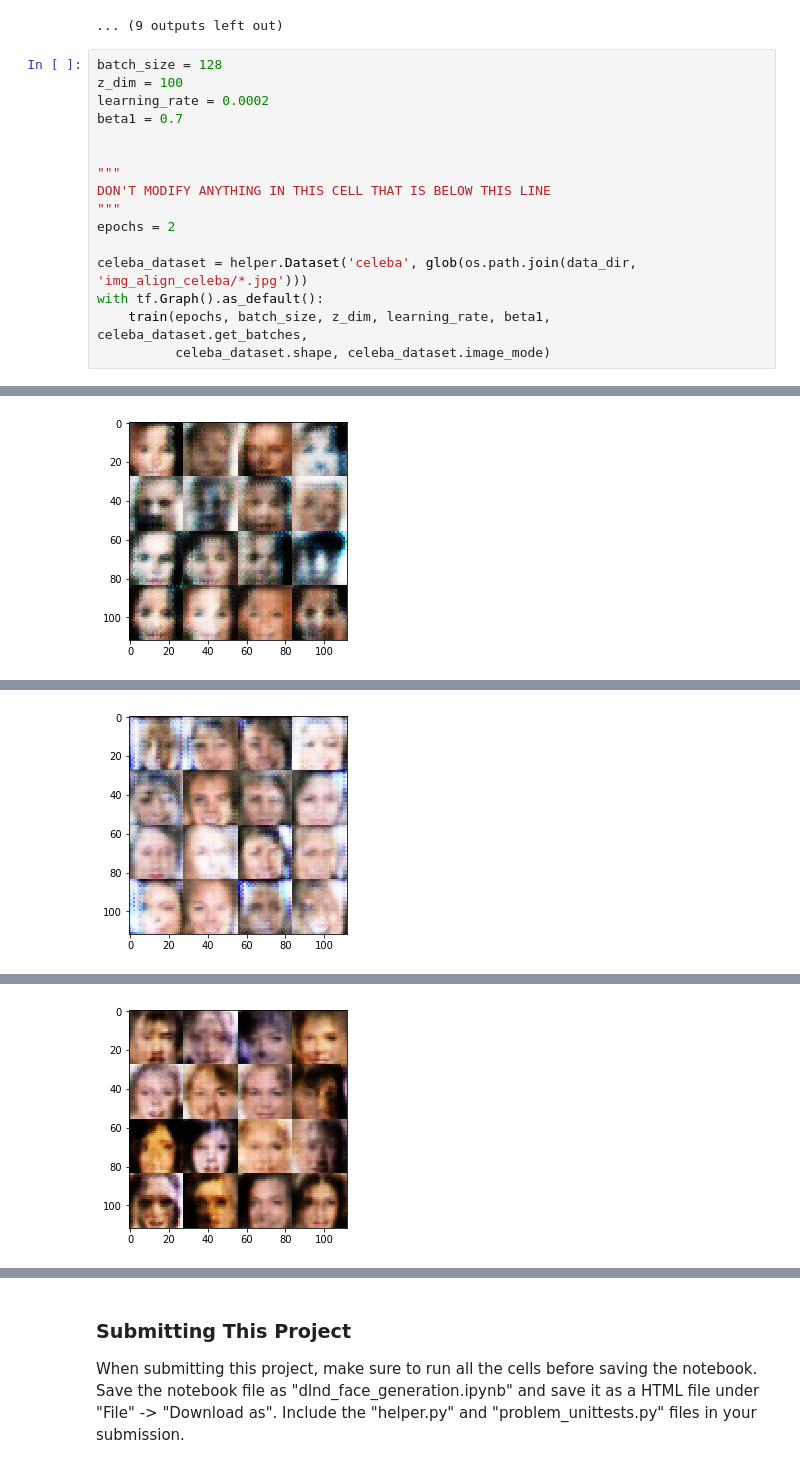
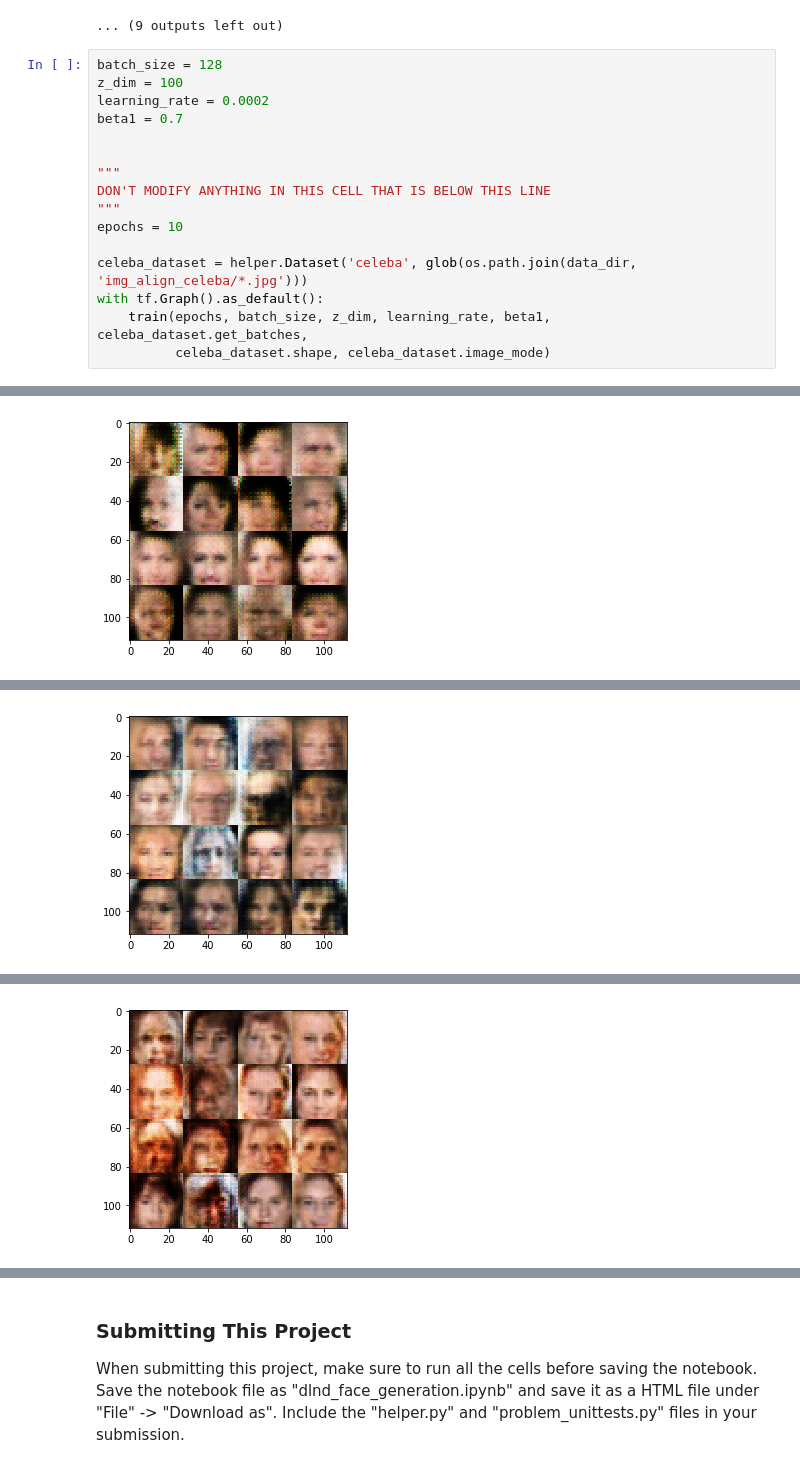
Before and after one commit to vincechan/DeepLearningND, a Jupyter notebook: p5-face_generation/dlnd_face_generation.ipynb, the cells around one changed output, grey strips where cells are left out. Drawn from its saved outputs; the diff is of its cells as text.

```diff
--- a/p5-face_generation/dlnd_face_generation.ipynb
+++ b/p5-face_generation/dlnd_face_generation.ipynb
@@ -530,7 +530,7 @@ beta1 = 0.7
 """
 DON'T MODIFY ANYTHING IN THIS CELL THAT IS BELOW THIS LINE
 """
-epochs = 2
+epochs = 10
 
 celeba_dataset = helper.Dataset('celeba', glob(os.path.join(data_dir, 'img_align_celeba/*.jpg')))
 with tf.Graph().as_default():
@@ -575 +575 @@ Epoch 1/2... 39.82%... Discriminator Loss: 1.6246... Generator Loss: 0.9245
-[figure, old version]
+[figure, new version]
@@ -593 +593 @@ Epoch 1/2... 59.73%... Discriminator Loss: 0.9364... Generator Loss: 1.3968
-[figure, old version]
+[figure, new version]
@@ -611 +611 @@ Epoch 1/2... 79.65%... Discriminator Loss: 1.1892... Generator Loss: 0.8376
-[figure, old version]
+[figure, new version]
```
Also changed, not shown: parts of 1 cell of this notebook.
